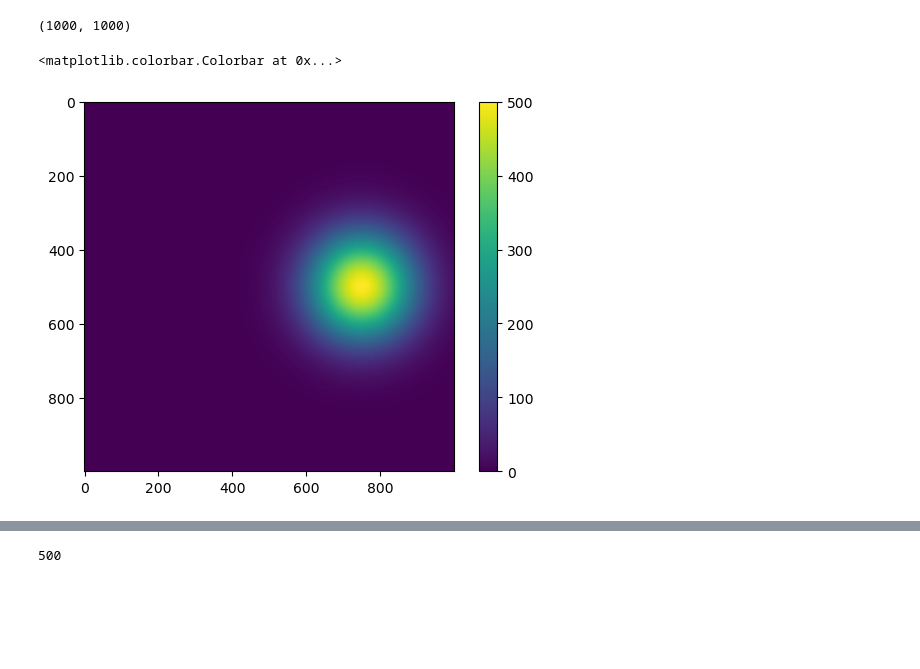
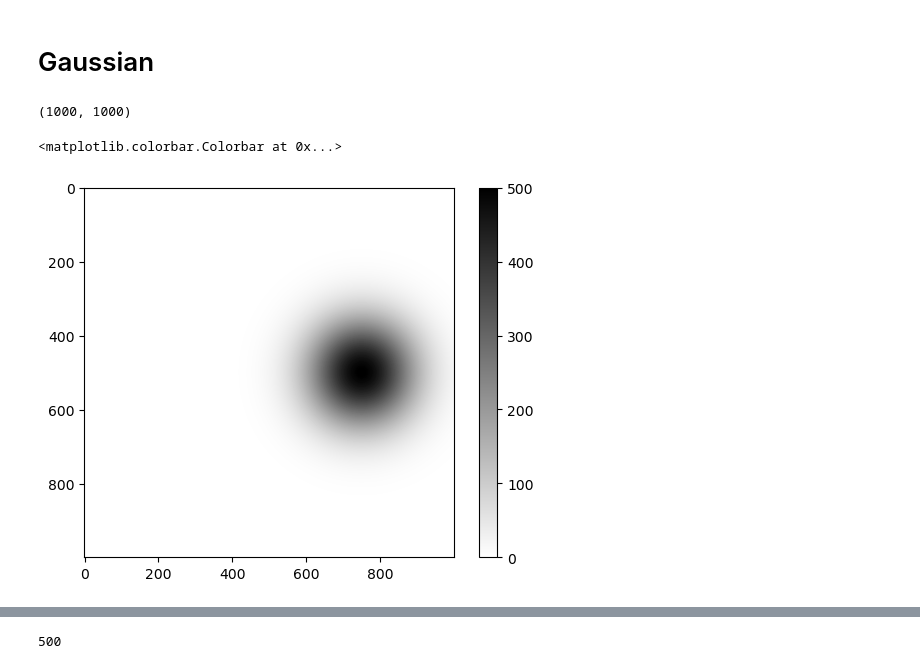
Before and after one commit to Adam-Boesky/Predictive_Coding, a Jupyter notebook: moving_peak/plotting.ipynb, the cells around one changed output, grey strips where cells are left out. Saved outputs shown, nothing was run; the diff lists cells and outputs as text; code cells hidden in the pictures; blank space fills up the shorter version.

Commit message:
Add the gaussian plots to notebook

```diff
--- a/moving_peak/plotting.ipynb
+++ b/moving_peak/plotting.ipynb
@@ -3,6 +3,8 @@ import numpy as np
 import matplotlib.pyplot as plt
 import pickle
 from scipy.ndimage import uniform_filter
+# %% [markdown]
+# Gaussian
 # %%
 with open('/n/ramanathan_lab/aboesky/reward_contours/skinnycontours_100.pkl', 'rb') as f:
     contours = pickle.load(f)
@@ -11,8 +13,8 @@ contours[50].shape
 # %% [output]
 (1000, 1000)
 # %%
-plt.imshow(contours[0])
+plt.imshow(contours[0], cmap='binary')
 plt.colorbar()
 # %% [output]
 <matplotlib.colorbar.Colorbar at 0x...>
-[figure, old version]
+[figure, new version]
```
Also changed, not shown: parts of 11 cells of this notebook, 3 other files.
